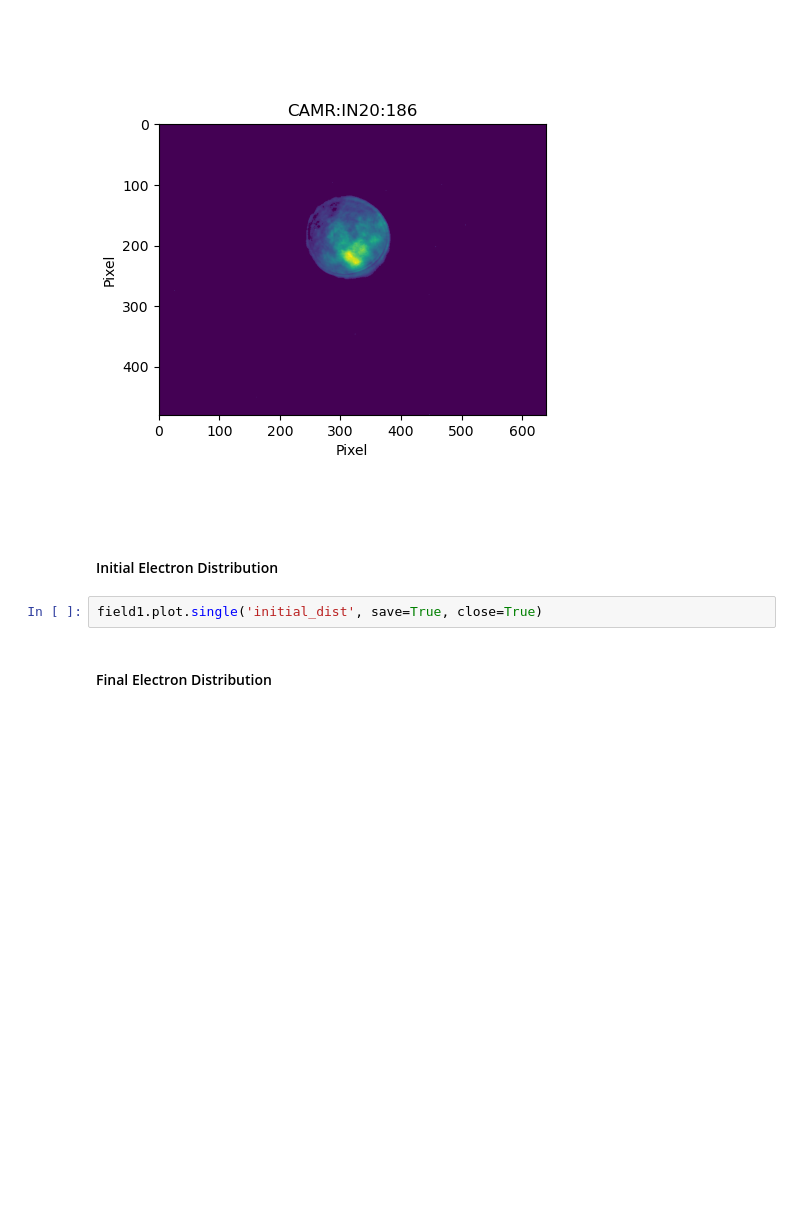
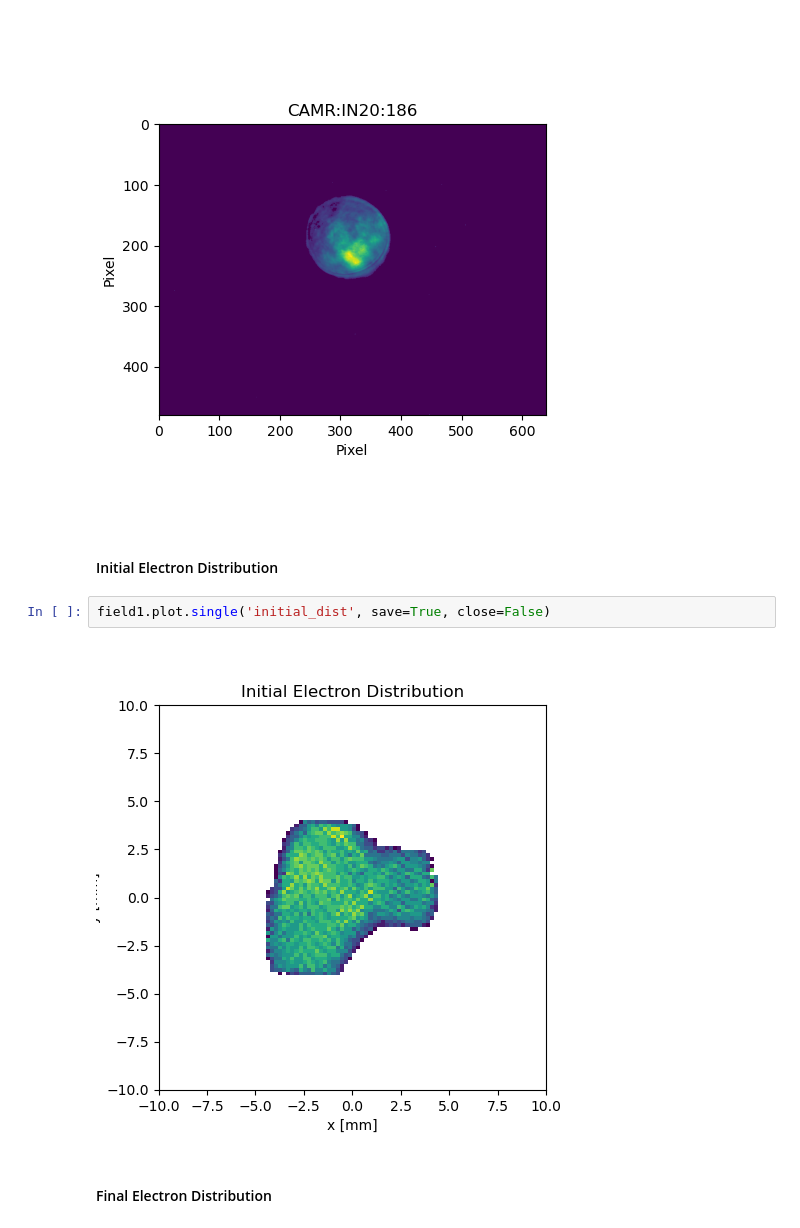
Before and after one commit to slaclab/xta, a Jupyter notebook: examples/single_run_example.ipynb, the cells around one changed output. Cells and saved outputs as stored; diff of their text form; blank space fills up the shorter version.

```diff
--- a/examples/single_run_example.ipynb
+++ b/examples/single_run_example.ipynb
@@ -76,7 +81,9 @@ field1.plot.single('laser_image', close=False)
 # %% [markdown]
 #### Initial Electron Distribution
 # %%
-field1.plot.single('initial_dist', save=True, close=True)
+field1.plot.single('initial_dist', save=True, close=False)
+# %% [output]
+[figure, added]
 # %% [markdown]
 #### Final Electron Distribution
 # %%
```
Also changed, not shown: parts of 8 cells of this notebook, 2 other files.
